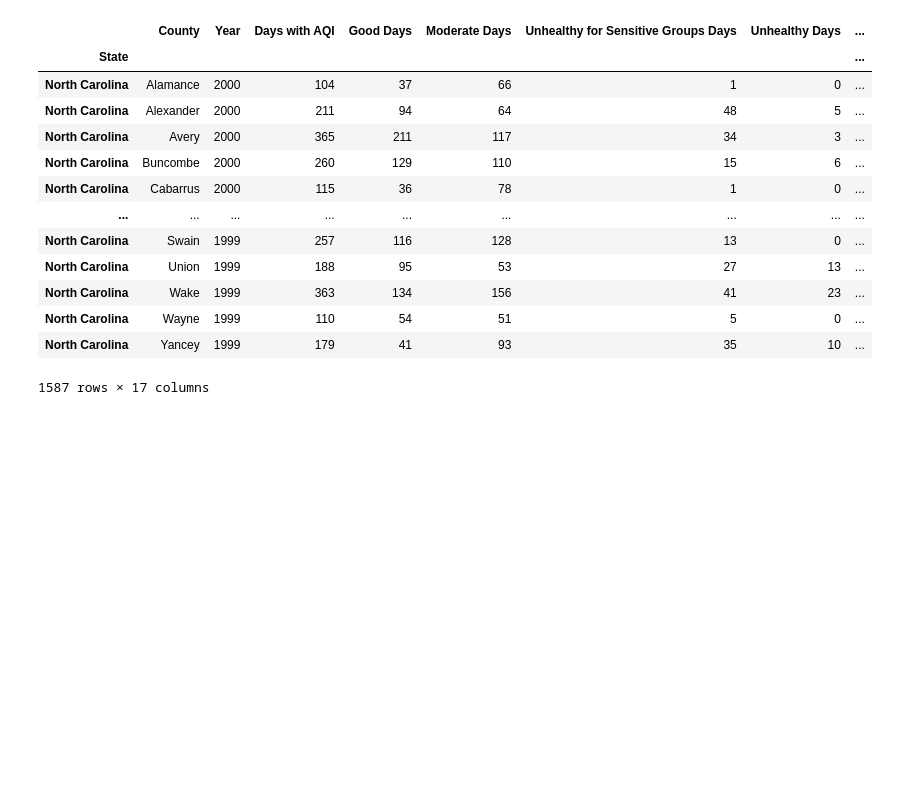
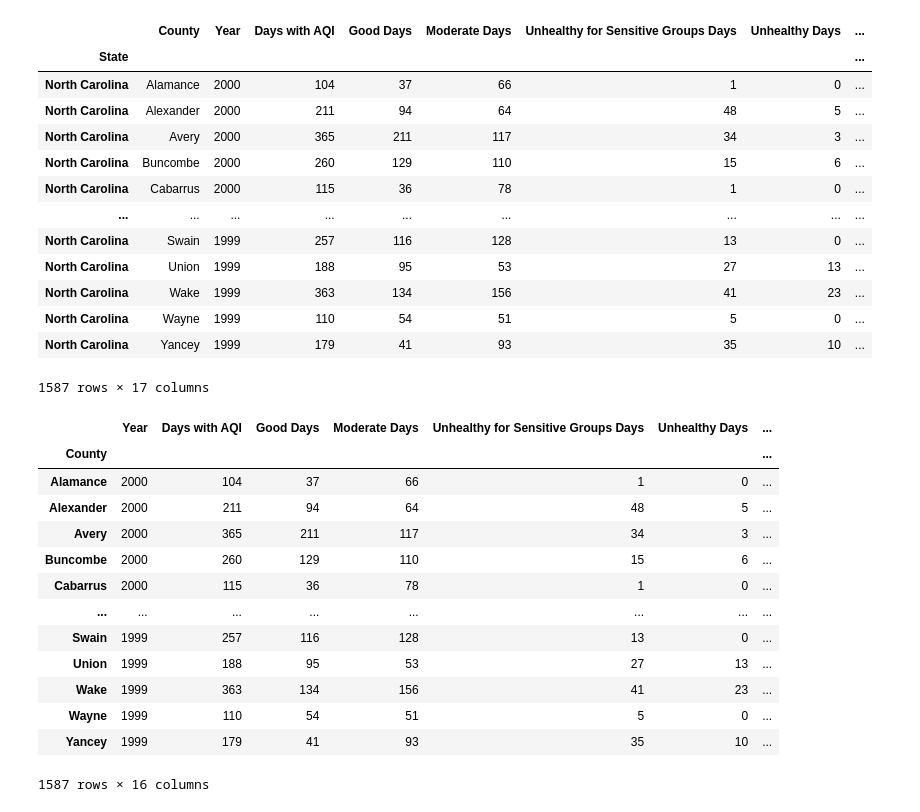
Before and after one commit to asosatrejo/project-4, a Jupyter notebook: merge-csvs.ipynb, the cells around one changed output. Cells and saved outputs as stored; diff of their text form; code cells hidden in the pictures; blank space fills up the shorter version.

```diff
--- a/merge-csvs.ipynb
+++ b/merge-csvs.ipynb
@@ -72,5 +72,21 @@ nc_aqi_df
 | North Carolina | Yancey | 1999 | 179 | 41 | 93 | 35 | 10 | ... |
 1587 rows × 17 columns
 # %%
-# Save Data Frame as new csv
-nc_aqi_df.to_csv('Resources/nc_aqi_1980-2022.csv')
+# Set 'County' to index
+nc_aqi_df = nc_aqi_df.set_index("County")
+nc_aqi_df
+# %% [output]
+|  | Year | Days with AQI | Good Days | Moderate Days | Unhealthy for Sensitive Groups Days | Unhealthy Days | ... |
+| County |  |  |  |  |  |  | ... |
+| Alamance | 2000 | 104 | 37 | 66 | 1 | 0 | ... |
+| Alexander | 2000 | 211 | 94 | 64 | 48 | 5 | ... |
+| Avery | 2000 | 365 | 211 | 117 | 34 | 3 | ... |
+| Buncombe | 2000 | 260 | 129 | 110 | 15 | 6 | ... |
+| Cabarrus | 2000 | 115 | 36 | 78 | 1 | 0 | ... |
+| ... | ... | ... | ... | ... | ... | ... | ... |
+| Swain | 1999 | 257 | 116 | 128 | 13 | 0 | ... |
+| Union | 1999 | 188 | 95 | 53 | 27 | 13 | ... |
+| Wake | 1999 | 363 | 134 | 156 | 41 | 23 | ... |
+| Wayne | 1999 | 110 | 54 | 51 | 5 | 0 | ... |
+| Yancey | 1999 | 179 | 41 | 93 | 35 | 10 | ... |
+1587 rows × 16 columns
```
Also changed, not shown: parts of 16 cells of this notebook, 7 other files.
